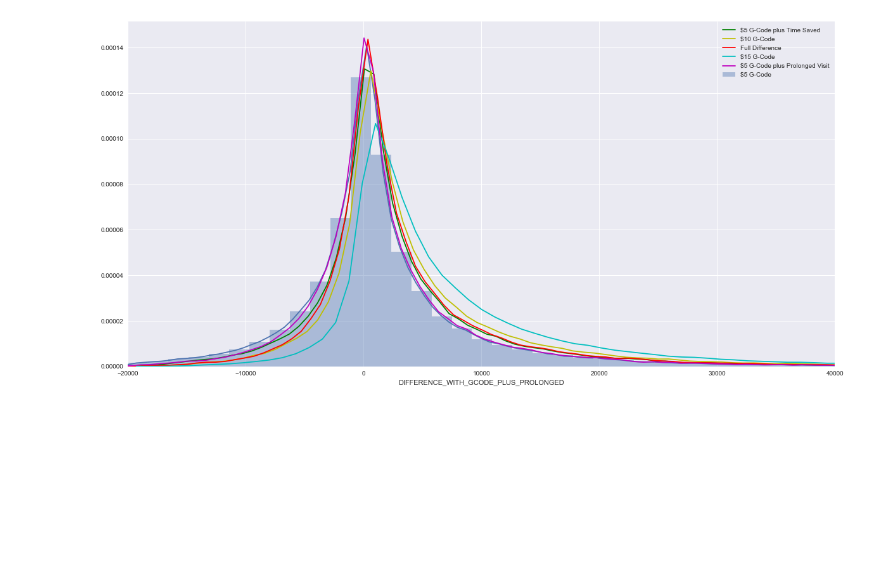
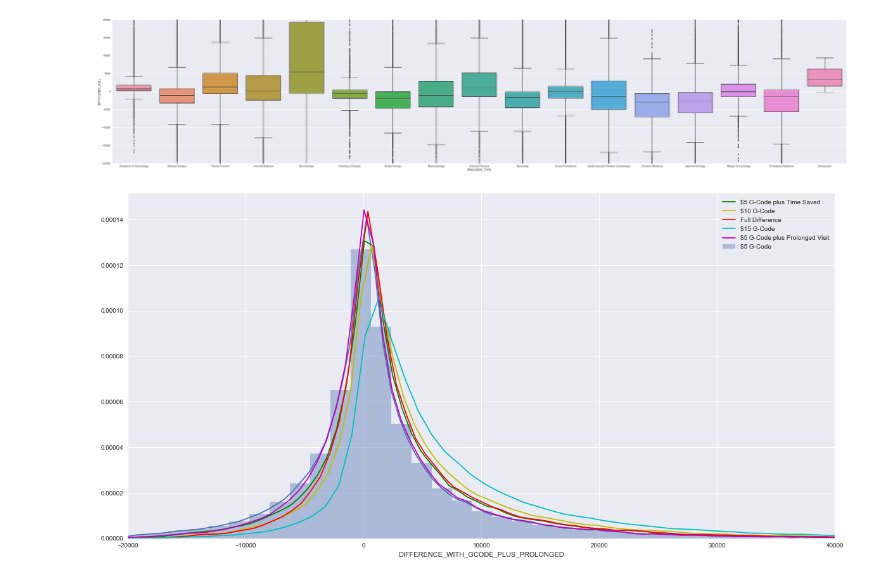
Before and after one commit to waldren/medicare-payment-modeling, a Jupyter notebook: partb/Model Analysis.ipynb, the cells around one changed output. Cells and saved outputs as stored; diff of their text form; code cells hidden in the pictures; blank space fills up the shorter version.

```diff
--- a/partb/Model Analysis.ipynb
+++ b/partb/Model Analysis.ipynb
@@ -26,3 +32,10 @@ df_merge['DIFFERENCE_FULL'] = df_merge['PROPOSED_RATE_FULL'] - df_merge['CURRENT
+# %%
+plt.subplots(figsize=(50,10))
+plt.ylim(-20000, 20000)
+sns_boxplt = sns.boxplot(y="DIFFERENCE_FULL", x="PROVIDER_TYPE", data=df_merge)
+sns_boxplt.get_figure().savefig("boxplt_diff_by_providerType.png")
+# %% [output]
+[figure, added]
 # %%
 fig, ax = plt.subplots(figsize=(20,10))
 plt.xlim(-20000, 40000)
```
Also changed, not shown: parts of 5 cells of this notebook, 1 other file.
